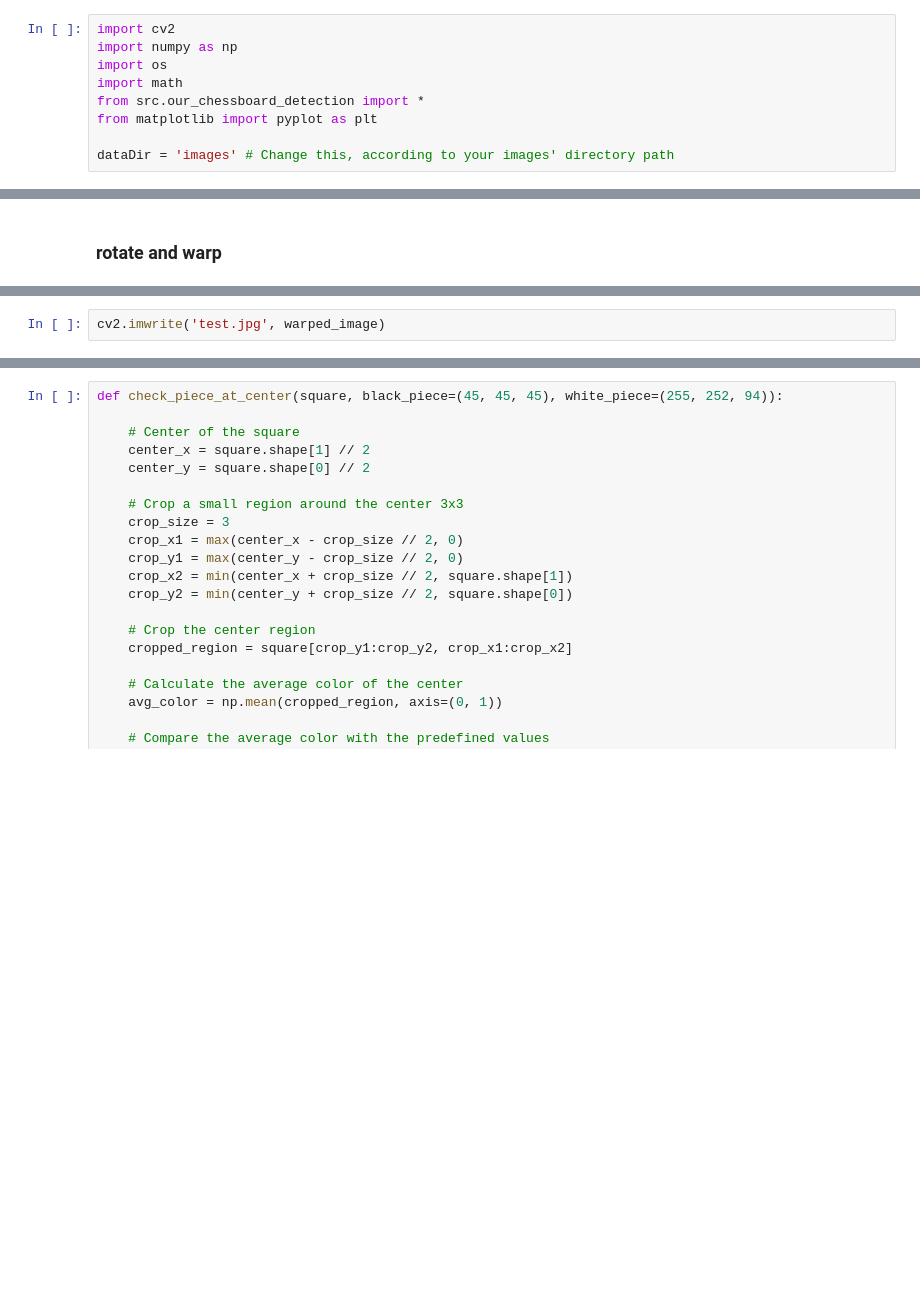
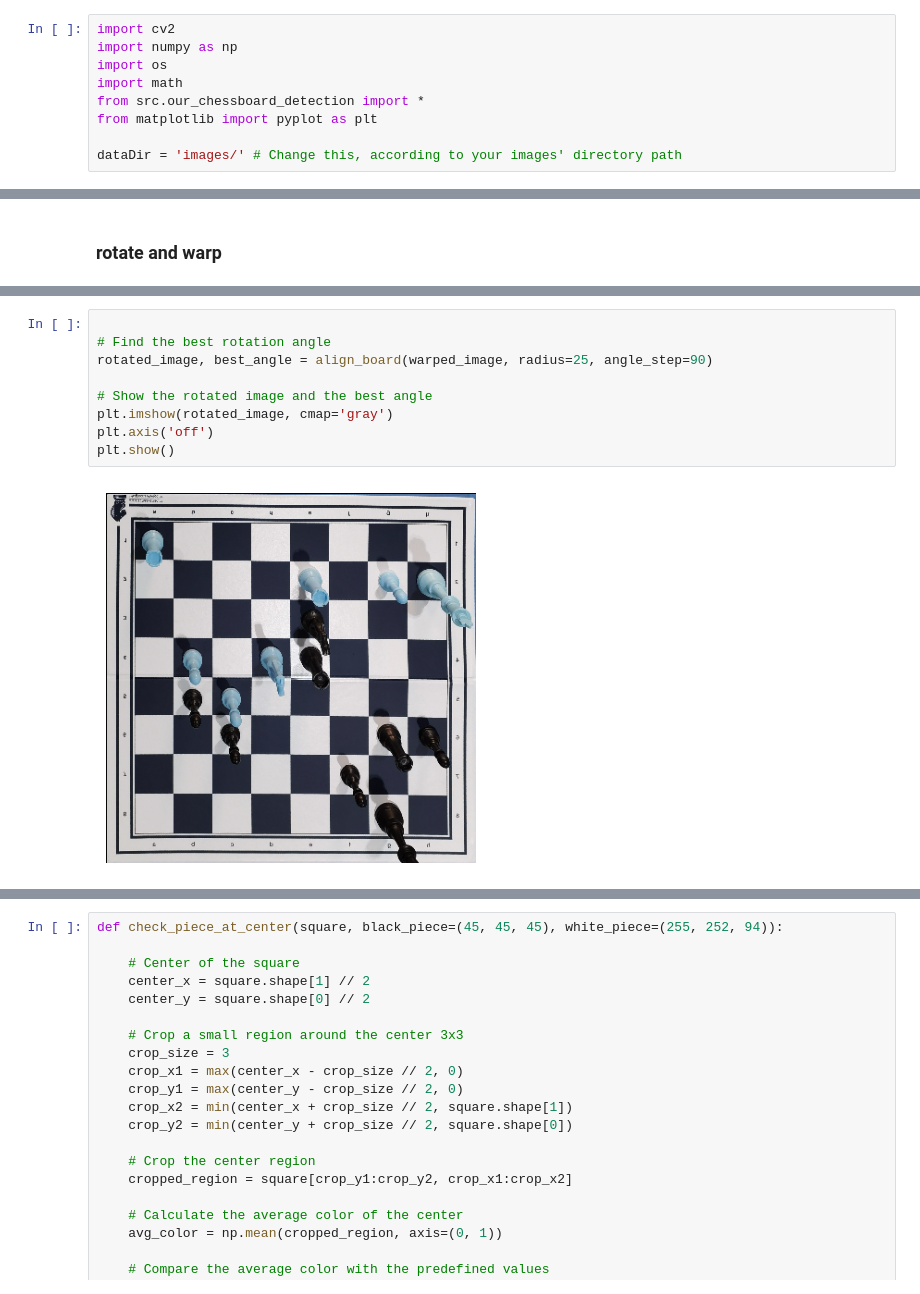
Before and after one commit to wesdpre/-Detect_the_chess_board_and_chess_pieces, a Jupyter notebook: chess-recognition-pipeline.ipynb, the cells around one changed output, grey strips where cells are left out. Drawn from its saved outputs; the diff is of its cells as text; blank space fills up the shorter version.

Commit message:
Add rotating the board into correct position

```diff
--- a/chess-recognition-pipeline.ipynb
+++ b/chess-recognition-pipeline.ipynb
@@ -6,7 +6,7 @@ import math
 from src.our_chessboard_detection import *
 from matplotlib import pyplot as plt
 
-dataDir = 'images' # Change this, according to your images' directory path
+dataDir = 'images/' # Change this, according to your images' directory path
 # %%
 # Open image
 image = cv2.imread(os.path.join(dataDir, 'G000_IMG062.jpg')) # Change this, according to your image's path
@@ -30,3 +39,12 @@ warped_image, M = rotate_and_crop(filtered_images, chess_contour[0][1], show=Tru
-# %%
-cv2.imwrite('test.jpg', warped_image)
+# %%
+
+# Find the best rotation angle
+rotated_image, best_angle = align_board(warped_image, radius=25, angle_step=90)
+
+# Show the rotated image and the best angle
+plt.imshow(rotated_image, cmap='gray')
+plt.axis('off')
+plt.show()
+# %% [output]
+[figure, added]
 # %%
```
Also changed, not shown: parts of 11 cells of this notebook, 1 other file.
